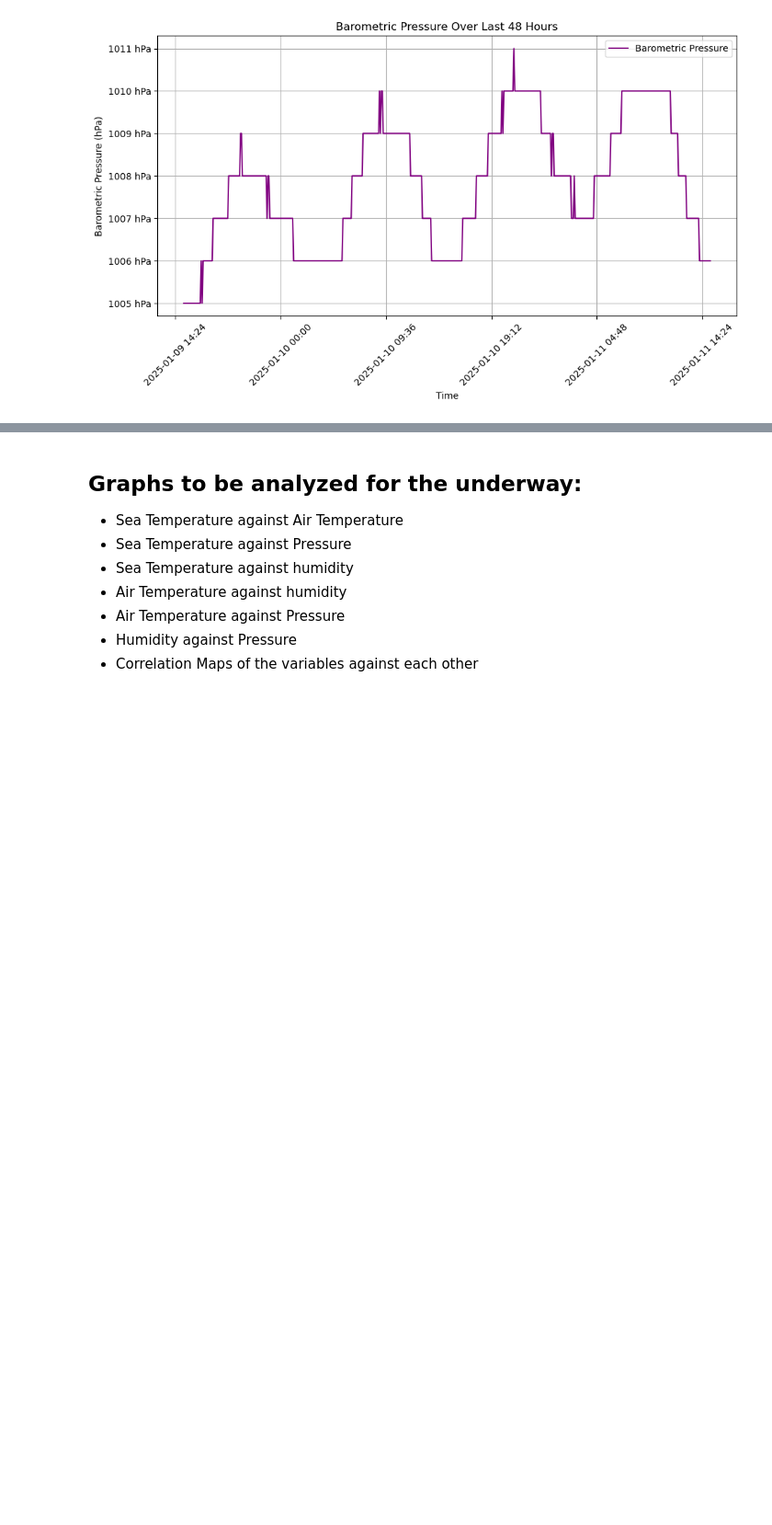
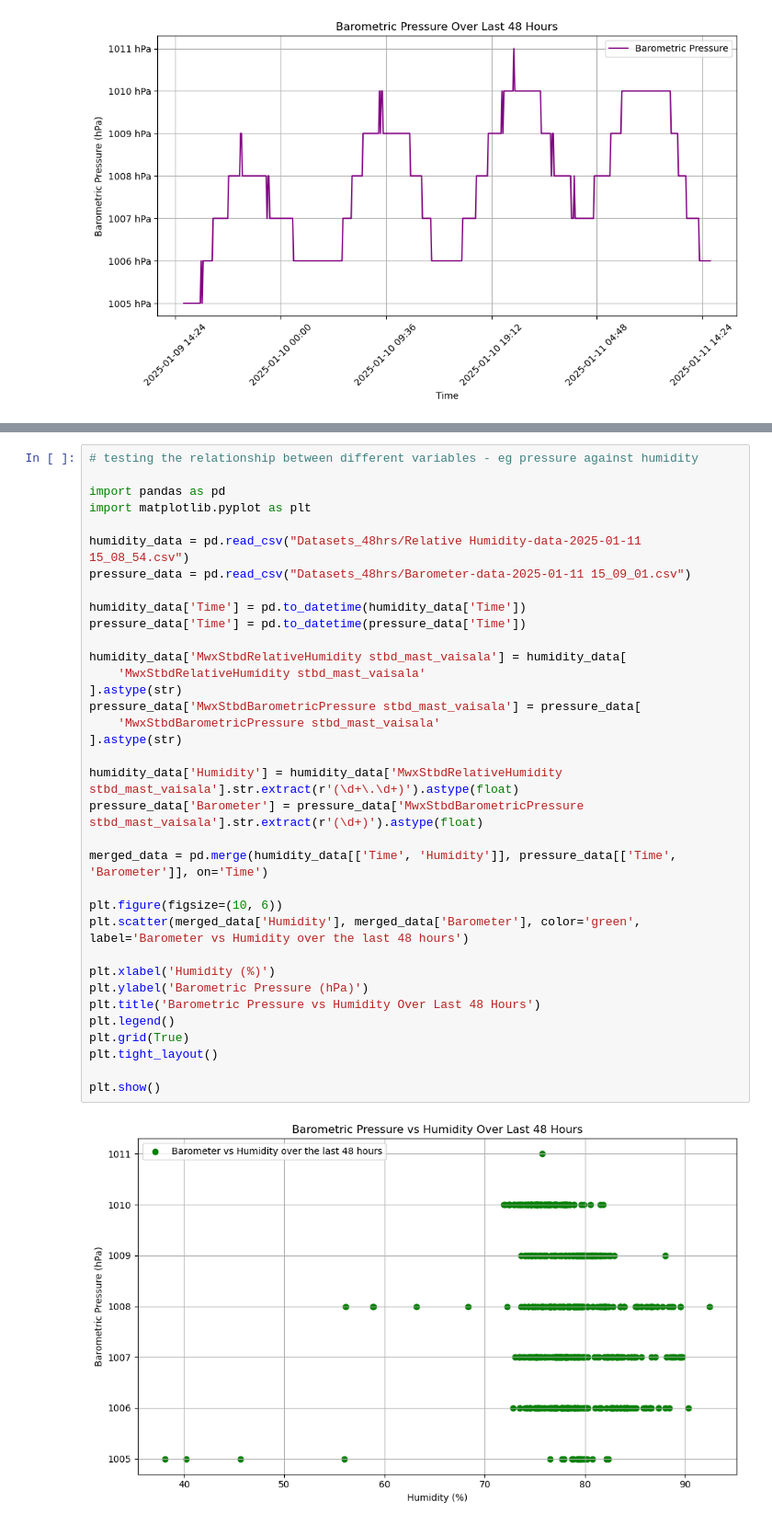
Before and after one commit to Asgar-Fataymamode/OceanX_Project1, a Jupyter notebook: Notebook.ipynb, the cells around one changed output, grey strips where cells are left out. Shown: that part at 92% size. Saved outputs shown, nothing was run; the diff lists cells and outputs as text; blank space fills up the shorter version.

Commit message:
added some plots

```diff
--- a/Notebook.ipynb
+++ b/Notebook.ipynb
@@ -433,9 +446,37 @@ plt.show()
-# %% [markdown]
-## Graphs to be analyzed for the underway:
-- Sea Temperature against Air Temperature
-- Sea Temperature against Pressure
-- Sea Temperature against humidity
-- Air Temperature against humidity
-- Air Temperature against Pressure
-- Humidity against Pressure
-- Correlation Maps of the variables against each other
+# %%
+# testing the relationship between different variables - eg pressure against humidity
+
+import pandas as pd
+import matplotlib.pyplot as plt
+
+humidity_data = pd.read_csv("Datasets_48hrs/Relative Humidity-data-2025-01-11 15_08_54.csv")
+pressure_data = pd.read_csv("Datasets_48hrs/Barometer-data-2025-01-11 15_09_01.csv")
+
+humidity_data['Time'] = pd.to_datetime(humidity_data['Time'])
+pressure_data['Time'] = pd.to_datetime(pressure_data['Time'])
+
+humidity_data['MwxStbdRelativeHumidity stbd_mast_vaisala'] = humidity_data[
+    'MwxStbdRelativeHumidity stbd_mast_vaisala'
+].astype(str)
+pressure_data['MwxStbdBarometricPressure stbd_mast_vaisala'] = pressure_data[
+    'MwxStbdBarometricPressure stbd_mast_vaisala'
+].astype(str)
+
+humidity_data['Humidity'] = humidity_data['MwxStbdRelativeHumidity stbd_mast_vaisala'].str.extract(r'(\d+\.\d+)').astype(float)
+pressure_data['Barometer'] = pressure_data['MwxStbdBarometricPressure stbd_mast_vaisala'].str.extract(r'(\d+)').astype(float)
+
+merged_data = pd.merge(humidity_data[['Time', 'Humidity']], pressure_data[['Time', 'Barometer']], on='Time')
+
+plt.figure(figsize=(10, 6))
+plt.scatter(merged_data['Humidity'], merged_data['Barometer'], color='green', label='Barometer vs Humidity over the last 48 hours')
+
+plt.xlabel('Humidity (%)')
+plt.ylabel('Barometric Pressure (hPa)')
+plt.title('Barometric Pressure vs Humidity Over Last 48 Hours')
+plt.legend()
+plt.grid(True)
+plt.tight_layout()
+
+plt.show()
+# %% [output]
+[figure, added]
```
Also changed, not shown: parts of 8 cells of this notebook.
